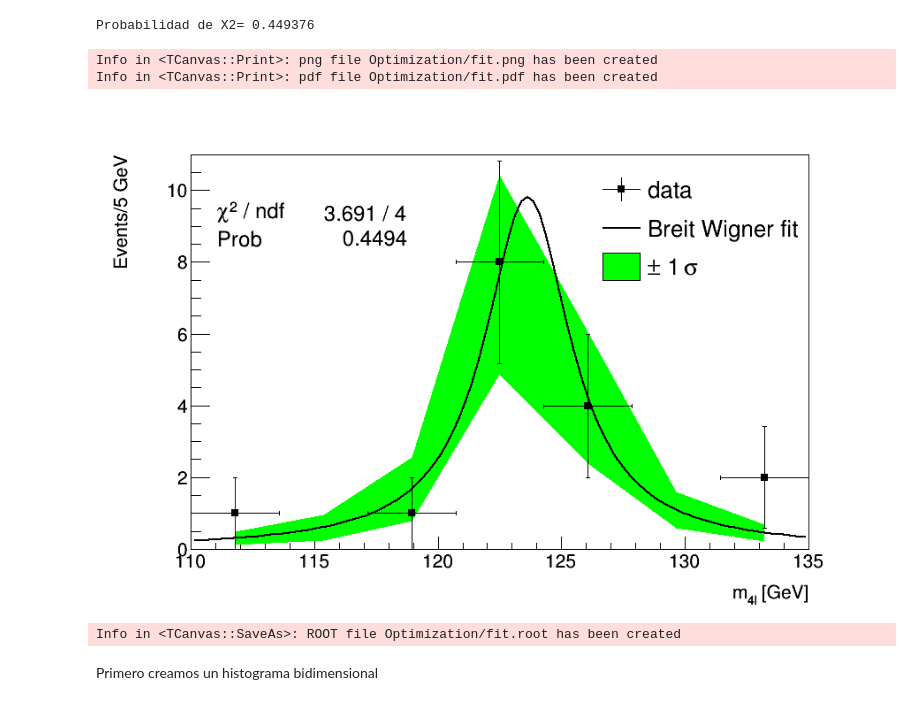
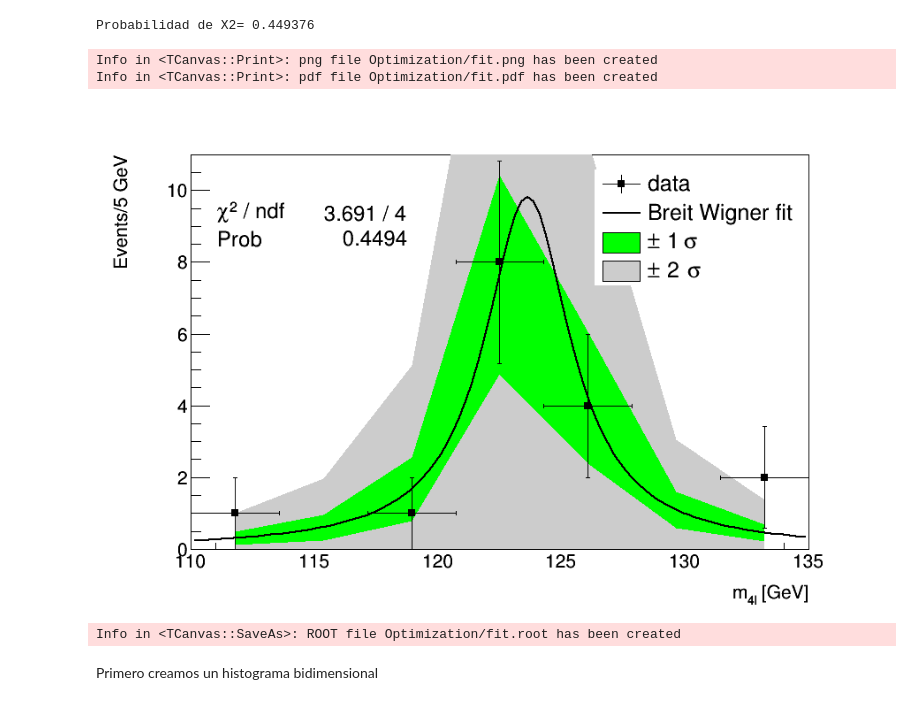
Before and after one commit to AltuOs/HZZ4l, a Jupyter notebook: New_goodness_of_fit.ipynb, the cells around one changed output. Saved outputs shown, nothing was run; the diff lists cells and outputs as text; code cells hidden in the pictures.

Commit message:
Representación de 2 sigmas agregadas al ajuste BW.

```diff
--- a/New_goodness_of_fit.ipynb
+++ b/New_goodness_of_fit.ipynb
@@ -170,17 +183,18 @@ data->Draw("E1P SAME");
 # %%
 //create legend
 auto legend = new TLegend(.63,.64,.90,.87);
 legend->AddEntry("data","data","lep");
 if (fit == 1) legend->AddEntry(signalModel,"Gaussian fit","L");
 if (fit == 2) legend->AddEntry(signalModel,"Breit Wigner fit","L");
 legend->AddEntry("gr","#pm 1 #sigma","f");
+if (fit == 2) legend->AddEntry("gr2","#pm 2 #sigma","f");
 legend->Draw("SAME");
 c1->Draw();
 PrintCanvas(c1, "fit"); // Guardar fit en formato PNG, PDF y ROOT.
 # %% [output]
 Info in <TCanvas::Print>: png file Optimization/fit.png has been created
 Info in <TCanvas::Print>: pdf file Optimization/fit.pdf has been created
-[figure, old version]
+[figure, new version]
 Info in <TCanvas::SaveAs>: ROOT file Optimization/fit.root has been created
 # %% [markdown]
 Primero creamos un histograma bidimensional
```
Also changed, not shown: parts of 3 cells of this notebook.
